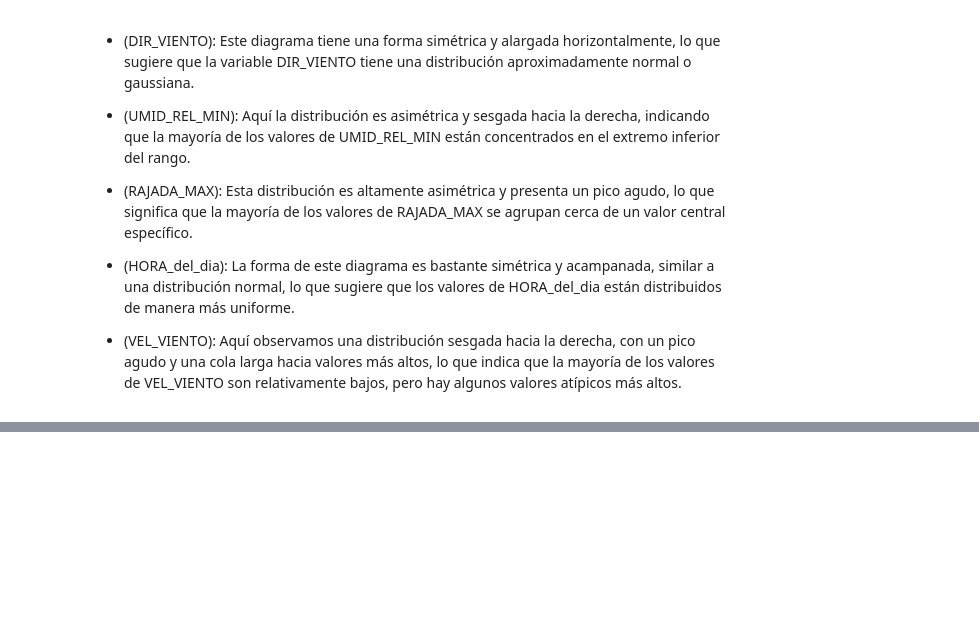
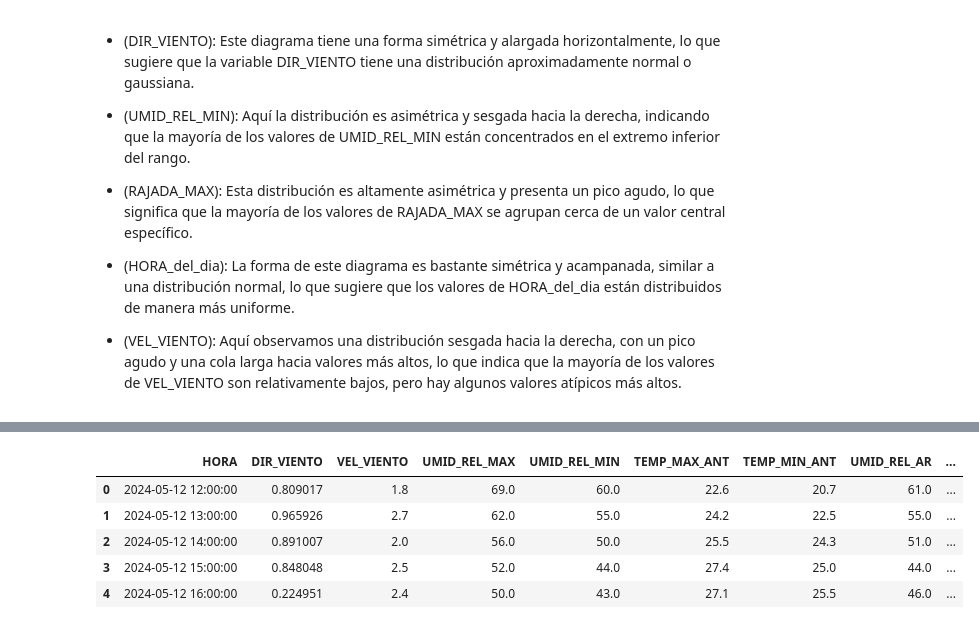
Before and after one commit to juanes213/ML_parcial3, a Jupyter notebook: _sources/eda_windspeed.ipynb, the cells around one changed output, grey strips where cells are left out. Saved outputs shown, nothing was run; the diff lists cells and outputs as text; code cells hidden in the pictures; blank space fills up the shorter version.

```diff
--- a/_sources/eda_windspeed.ipynb
+++ b/_sources/eda_windspeed.ipynb
@@ -426,2 +423,11 @@ KeyError: 'HORA'
+# %%
+df.head()
+# %% [output]
+|  | HORA | DIR_VIENTO | VEL_VIENTO | UMID_REL_MAX | UMID_REL_MIN | TEMP_MAX_ANT | TEMP_MIN_ANT | UMID_REL_AR | ... |
+| 0 | 2024-05-12 12:00:00 | 0.809017 | 1.8 | 69.0 | 60.0 | 22.6 | 20.7 | 61.0 | ... |
+| 1 | 2024-05-12 13:00:00 | 0.965926 | 2.7 | 62.0 | 55.0 | 24.2 | 22.5 | 55.0 | ... |
+| 2 | 2024-05-12 14:00:00 | 0.891007 | 2.0 | 56.0 | 50.0 | 25.5 | 24.3 | 51.0 | ... |
+| 3 | 2024-05-12 15:00:00 | 0.848048 | 2.5 | 52.0 | 44.0 | 27.4 | 25.0 | 44.0 | ... |
+| 4 | 2024-05-12 16:00:00 | 0.224951 | 2.4 | 50.0 | 43.0 | 27.1 | 25.5 | 46.0 | ... |
 # %%
 import statsmodels.api as sm
```
Also changed, not shown: parts of 4 cells of this notebook, 26 other files.
